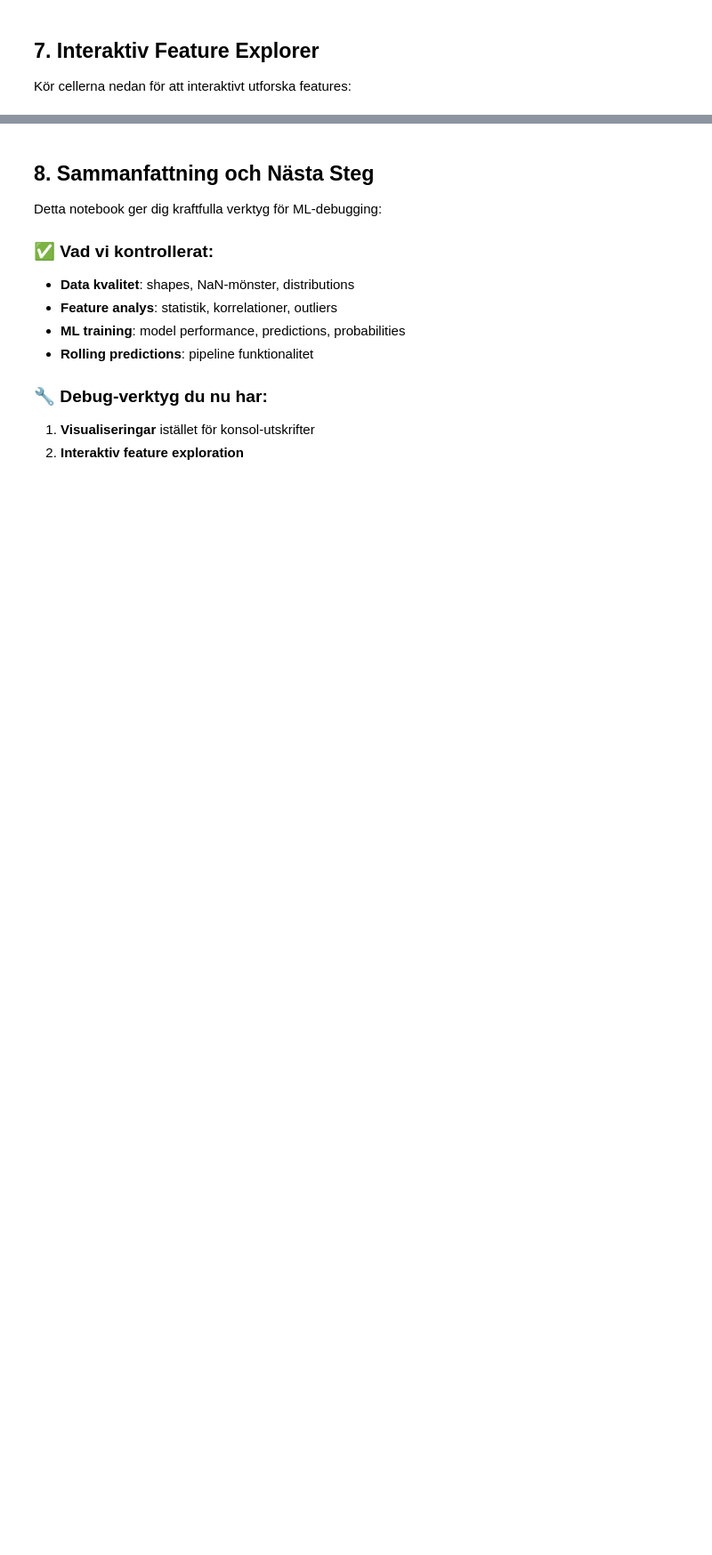
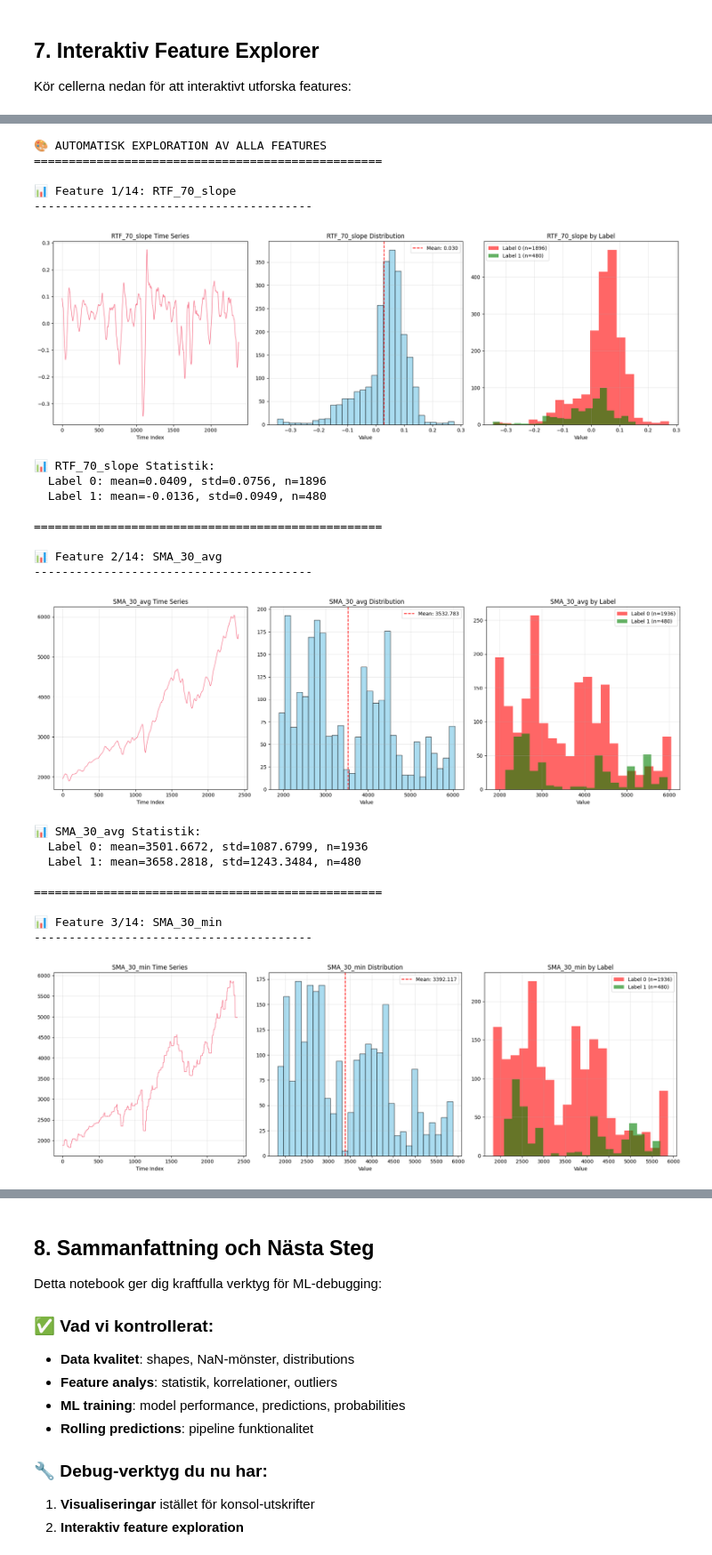
Before and after one commit to AdamWenn/DCA-Beating-model-for-monthly-investements, a Jupyter notebook: ML_Debug_Interactive.ipynb, the cells around one changed output, grey strips where cells are left out. Shown at 89% size. Saved outputs shown, nothing was run; the diff lists cells and outputs as text; code cells hidden in the pictures; blank space fills up the shorter version.

Commit message:
Update debug notebook - auto-explore all features instead of single feature

```diff
--- a/ML_Debug_Interactive.ipynb
+++ b/ML_Debug_Interactive.ipynb
@@ -315,5 +399,41 @@ for i, feat in enumerate(feature_cols, 1):
 # %%
-# Exempel: Utforska en specifik feature
-# Ändra feature_name till den du vill undersöka
-feature_to_explore = feature_cols[0] if feature_cols else "Close"
-explore_feature(feature_to_explore)
+# Utforska ALLA features automatiskt
+print("🎨 AUTOMATISK EXPLORATION AV ALLA FEATURES")
+print("=" * 50)
+
+for i, feature_name in enumerate(feature_cols, 1):
+    print(f"\n📊 Feature {i}/{len(feature_cols)}: {feature_name}")
+    print("-" * 40)
+
+    # Använd den befintliga explore_feature funktionen
+    explore_feature(feature_name)
+
+    # Lägg till separator mellan features
+    print("\n" + "="*50)
+
+print(f"\n✅ Alla {len(feature_cols)} features utforskade!")
+# %% [output]
+🎨 AUTOMATISK EXPLORATION AV ALLA FEATURES
+==================================================
+
+📊 Feature 1/14: RTF_70_slope
+----------------------------------------
+[figure, added]
+📊 RTF_70_slope Statistik:
+  Label 0: mean=0.0409, std=0.0756, n=1896
+  Label 1: mean=-0.0136, std=0.0949, n=480
+
+==================================================
+
+📊 Feature 2/14: SMA_30_avg
+----------------------------------------
+[figure, added]
+📊 SMA_30_avg Statistik:
+  Label 0: mean=3501.6672, std=1087.6799, n=1936
+  Label 1: mean=3658.2818, std=1243.3484, n=480
+
+==================================================
+
+📊 Feature 3/14: SMA_30_min
+----------------------------------------
+[figure, added]
```
Also changed, not shown: parts of 10 cells of this notebook.
